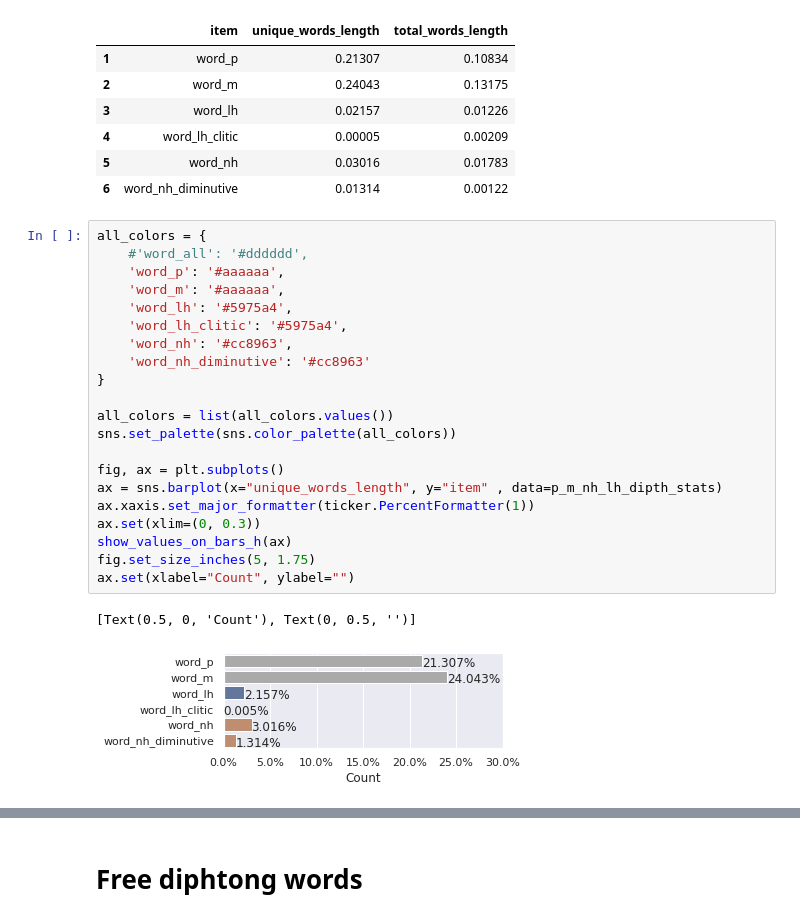
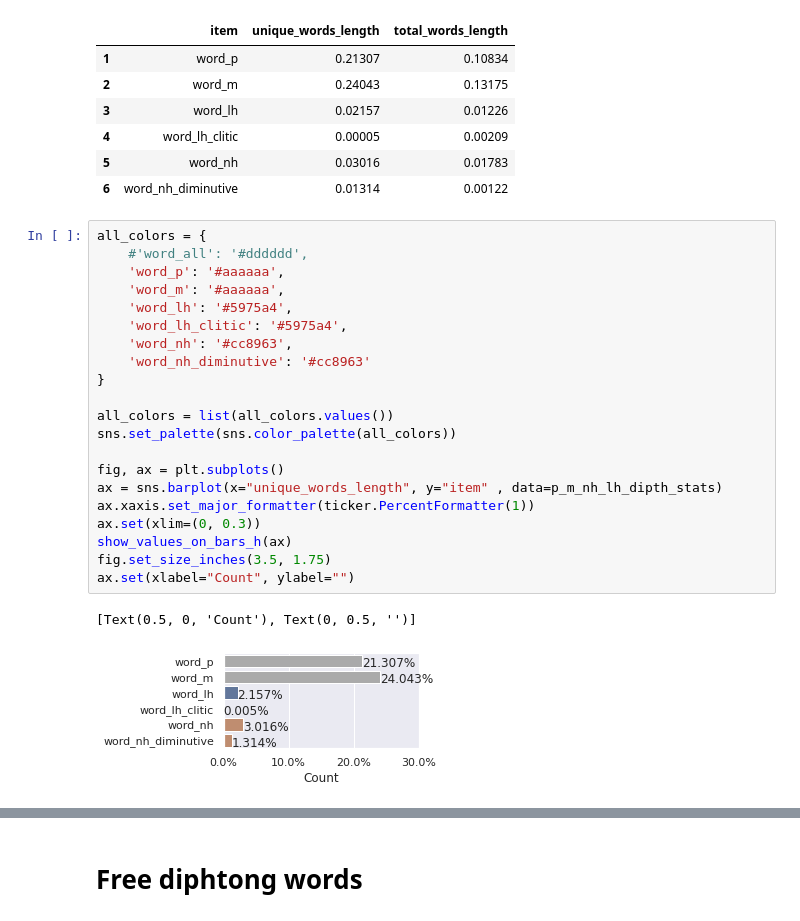
Before and after one commit to Portophon/palatal-sonorants-pt, a Jupyter notebook: NH_&_LH_Subtlex_pt_stats.ipynb, the cells around one changed output, grey strips where cells are left out. Saved outputs shown, nothing was run; the diff lists cells and outputs as text.

```diff
--- a/NH_&_LH_Subtlex_pt_stats.ipynb
+++ b/NH_&_LH_Subtlex_pt_stats.ipynb
@@ -294,27 +294,27 @@ p_m_nh_lh_dipth_stats
 # %%
 all_colors = {
     #'word_all': '#dddddd',
     'word_p': '#aaaaaa',
     'word_m': '#aaaaaa',
     'word_lh': '#5975a4',
     'word_lh_clitic': '#5975a4',
     'word_nh': '#cc8963',
     'word_nh_diminutive': '#cc8963'
 }
 
 all_colors = list(all_colors.values())
 sns.set_palette(sns.color_palette(all_colors))
 
 fig, ax = plt.subplots()
 ax = sns.barplot(x="unique_words_length", y="item" , data=p_m_nh_lh_dipth_stats)
 ax.xaxis.set_major_formatter(ticker.PercentFormatter(1))
 ax.set(xlim=(0, 0.3))
 show_values_on_bars_h(ax)
-fig.set_size_inches(5, 1.75)
+fig.set_size_inches(3.5, 1.75)
 ax.set(xlabel="Count", ylabel="")
 # %% [output]
 [Text(0.5, 0, 'Count'), Text(0, 0.5, '')]
-[figure, old version]
+[figure, new version]
 # %%
 all_colors = {
     #'word_all': '#dddddd',
```
Also changed, not shown: parts of 3 cells of this notebook, 3 other files.
